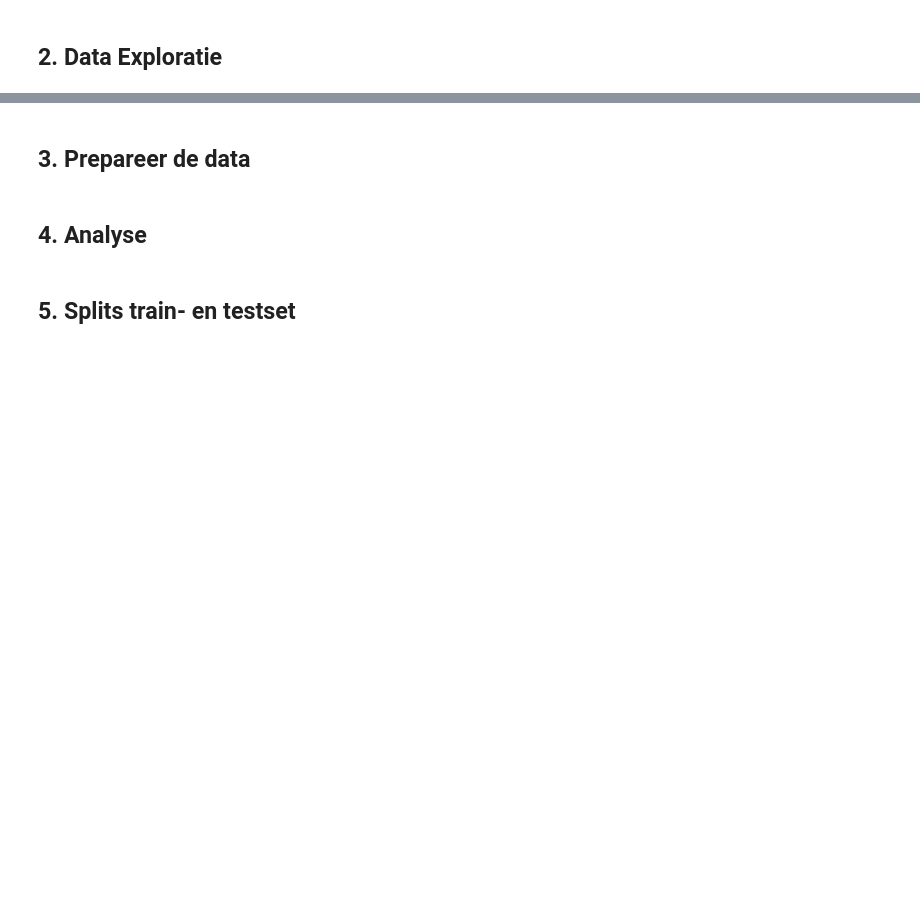
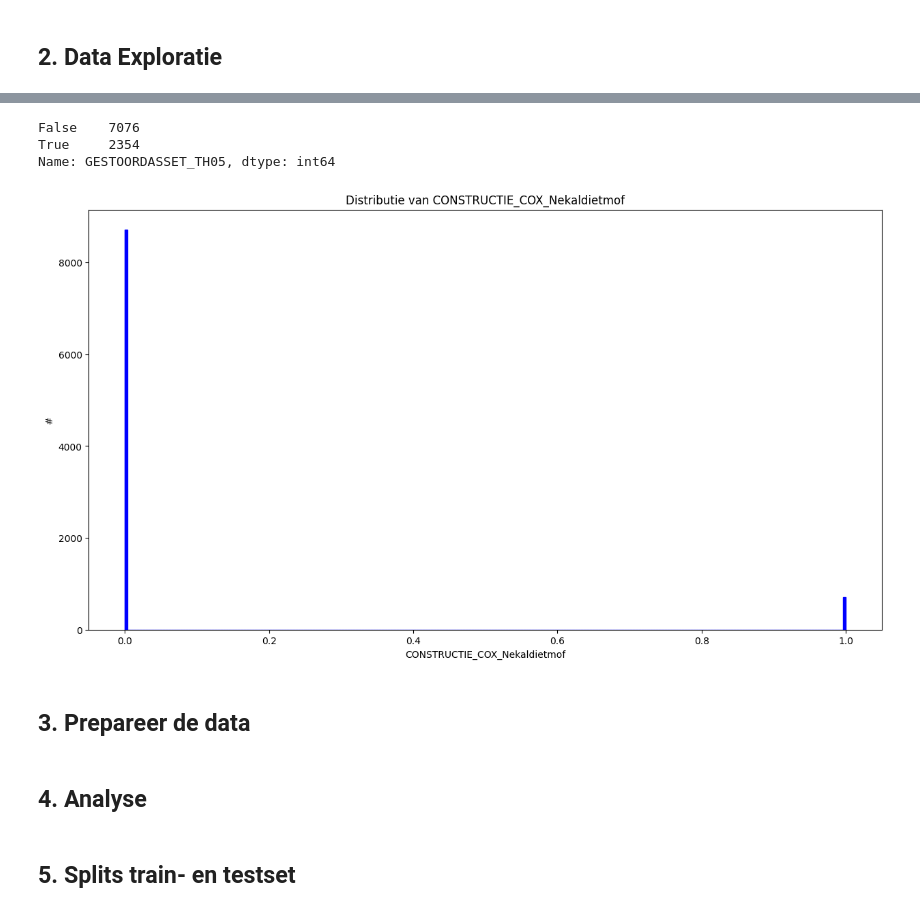
Before and after one commit to Kerwin-Buijsman/workshop-RU-2024, a Jupyter notebook: workshop/workshop.ipynb, the cells around one changed output, grey strips where cells are left out. Cells and saved outputs as stored; diff of their text form; code cells hidden in the pictures; blank space fills up the shorter version.

```diff
--- a/workshop/workshop.ipynb
+++ b/workshop/workshop.ipynb
@@ -70,22 +145,28 @@ print(pd.concat([nulls, percNulls], axis=1))
 # %%
 # analyseer de te voorspellen variabele
-target = '???'
+target = 'GESTOORDASSET_TH05'
 
 inputdata[target].value_counts()
+# %% [output]
+False    7076
+True     2354
+Name: GESTOORDASSET_TH05, dtype: int64
 # %%
 # analyseer dummies
 df_defect = inputdata[inputdata['??']==??]
 df_defect.groupby('??').count()
 # %%
 # f) Analyseer de distributie van continue variabelen
-variable_analyzed = '??'
+variable_analyzed = 'CONSTRUCTIE_COX_Nekaldietmof'
 
 plt.figure(figsize=(15,8))
 plt.hist((inputdata[variable_analyzed]), bins=250, color = 'blue', edgecolor = 'blue')
 plt.title('Distributie van {}'.format(variable_analyzed))
 plt.xlabel(variable_analyzed)
 plt.ylabel('#')
 plt.show()
+# %% [output]
+[figure, added]
 # %%
 variable_analyzed = '??'
 
```
Also changed, not shown: parts of 7 cells of this notebook, 2 other files.
